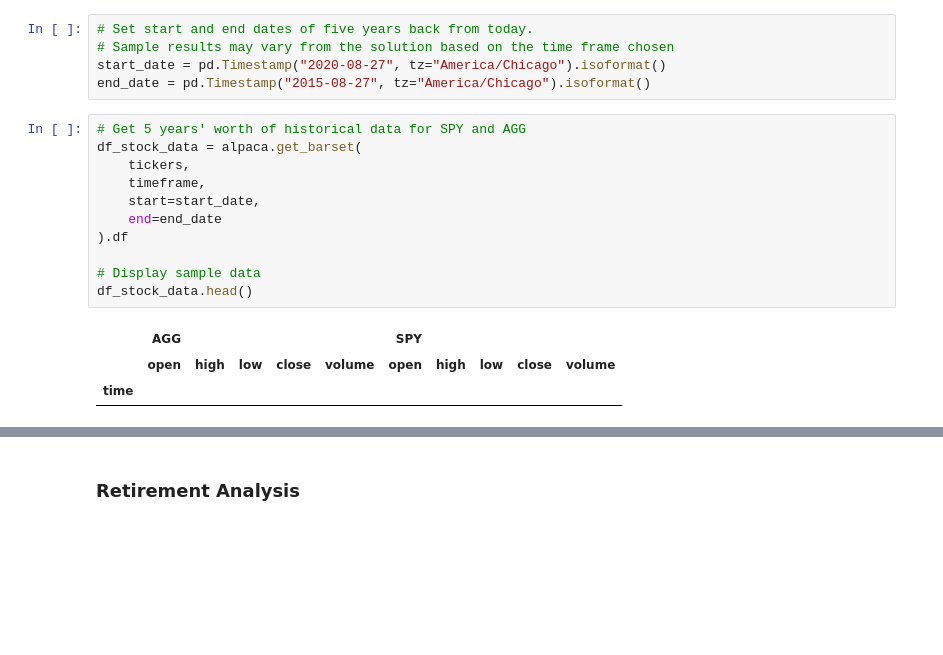
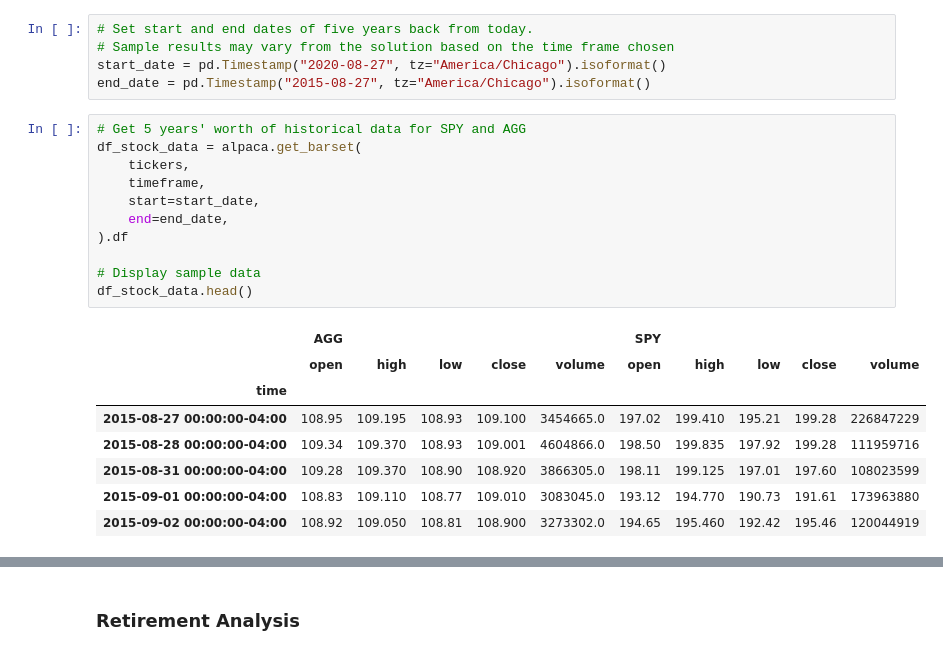
Before and after one commit to svcnygard2/Unit-5---Financial-Planning, a Jupyter notebook: financial-planner.ipynb, the cells around one changed output, grey strips where cells are left out. Drawn from its saved outputs; the diff is of its cells as text; blank space fills up the shorter version.

```diff
--- a/financial-planner.ipynb
+++ b/financial-planner.ipynb
@@ -288,18 +288,23 @@ end_date = pd.Timestamp("2015-08-27", tz="America/Chicago").isoformat()
 # %%
 # Get 5 years' worth of historical data for SPY and AGG
 df_stock_data = alpaca.get_barset(
     tickers,
     timeframe,
     start=start_date,
-    end=end_date
+    end=end_date,
 ).df
 
 # Display sample data
 df_stock_data.head()
 # %% [output]
 |  | AGG |  |  |  |  | SPY |  |  |  |  |
 |  | open | high | low | close | volume | open | high | low | close | volume |
 | time |  |  |  |  |  |  |  |  |  |  |
+| 2015-08-27 00:00:00-04:00 | 108.95 | 109.195 | 108.93 | 109.100 | 3454665.0 | 197.02 | 199.410 | 195.21 | 199.28 | 226847229 |
+| 2015-08-28 00:00:00-04:00 | 109.34 | 109.370 | 108.93 | 109.001 | 4604866.0 | 198.50 | 199.835 | 197.92 | 199.28 | 111959716 |
+| 2015-08-31 00:00:00-04:00 | 109.28 | 109.370 | 108.90 | 108.920 | 3866305.0 | 198.11 | 199.125 | 197.01 | 197.60 | 108023599 |
+| 2015-09-01 00:00:00-04:00 | 108.83 | 109.110 | 108.77 | 109.010 | 3083045.0 | 193.12 | 194.770 | 190.73 | 191.61 | 173963880 |
+| 2015-09-02 00:00:00-04:00 | 108.92 | 109.050 | 108.81 | 108.900 | 3273302.0 | 194.65 | 195.460 | 192.42 | 195.46 | 120044919 |
 # %%
 # Get previous 5 year of prices
 end_date = pd.Timestamp.now(tz="America/Chicago")
```
Also changed, not shown: parts of 21 cells of this notebook.
